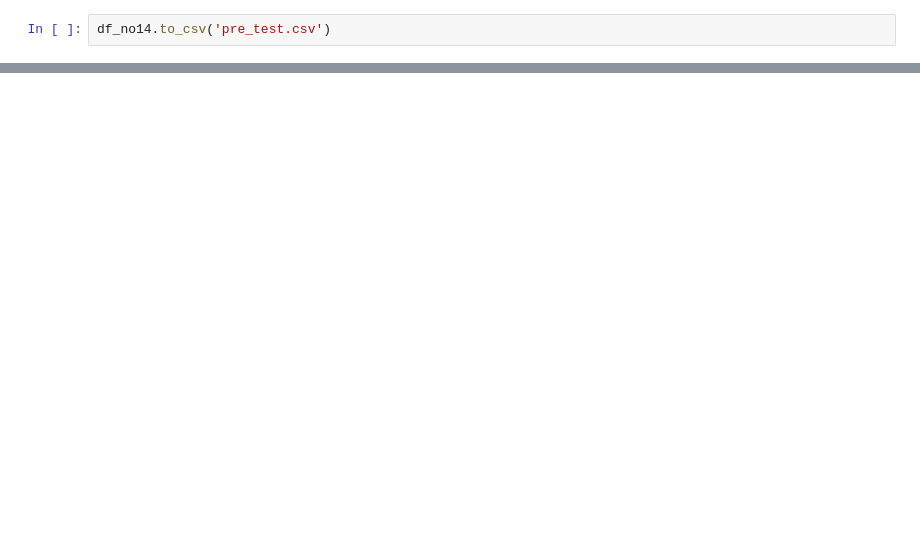
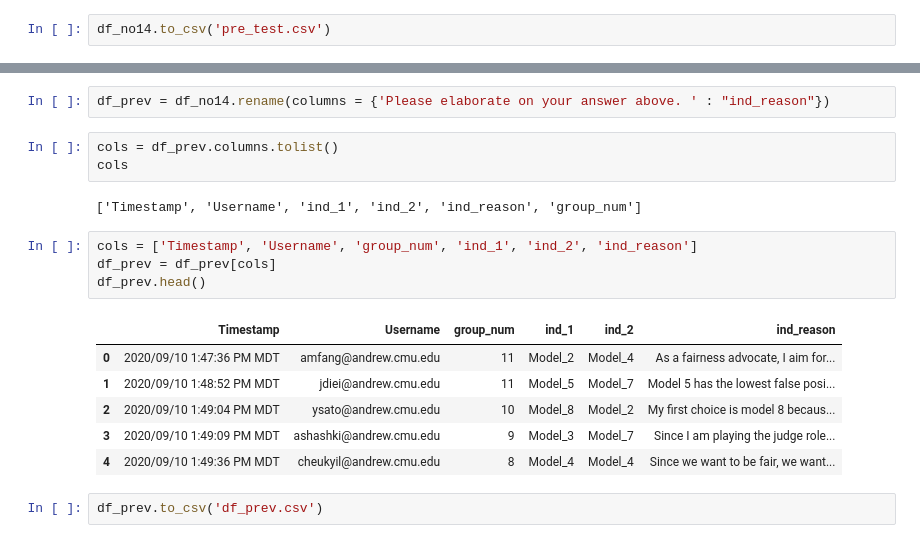
Before and after one commit to WesDeng/Recidivism_Exp, a Jupyter notebook: Untitled.ipynb, the cells around one changed output, grey strips where cells are left out. Saved outputs shown, nothing was run; the diff lists cells and outputs as text; blank space fills up the shorter version.

```diff
--- a/Untitled.ipynb
+++ b/Untitled.ipynb
@@ -109,0 +82,20 @@ df_no14.to_csv('pre_test.csv')
+# %%
+df_prev = df_no14.rename(columns = {'Please elaborate on your answer above. ' : "ind_reason"})
+# %%
+cols = df_prev.columns.tolist()
+cols
+# %% [output]
+['Timestamp', 'Username', 'ind_1', 'ind_2', 'ind_reason', 'group_num']
+# %%
+cols = ['Timestamp', 'Username', 'group_num', 'ind_1', 'ind_2', 'ind_reason']
+df_prev = df_prev[cols]
+df_prev.head()
+# %% [output]
+|  | Timestamp | Username | group_num | ind_1 | ind_2 | ind_reason |
+| 0 | 2020/09/10 1:47:36 PM MDT | amfang@andrew.cmu.edu | 11 | Model_2 | Model_4 | As a fairness advocate, I aim for... |
+| 1 | 2020/09/10 1:48:52 PM MDT | jdiei@andrew.cmu.edu | 11 | Model_5 | Model_7 | Model 5 has the lowest false posi... |
+| 2 | 2020/09/10 1:49:04 PM MDT | ysato@andrew.cmu.edu | 10 | Model_8 | Model_2 | My first choice is model 8 becaus... |
+| 3 | 2020/09/10 1:49:09 PM MDT | ashashki@andrew.cmu.edu | 9 | Model_3 | Model_7 | Since I am playing the judge role... |
+| 4 | 2020/09/10 1:49:36 PM MDT | cheukyil@andrew.cmu.edu | 8 | Model_4 | Model_4 | Since we want to be fair, we want... |
+# %%
+df_prev.to_csv('df_prev.csv')
```
Also changed, not shown: parts of 6 cells of this notebook, 1 other file.
